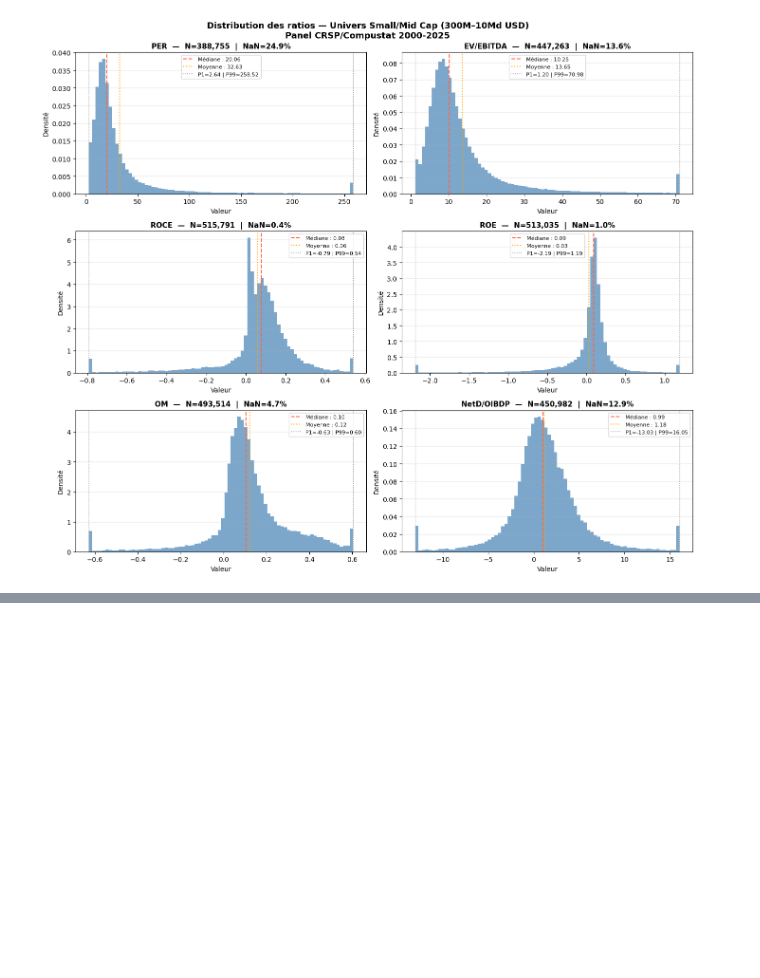
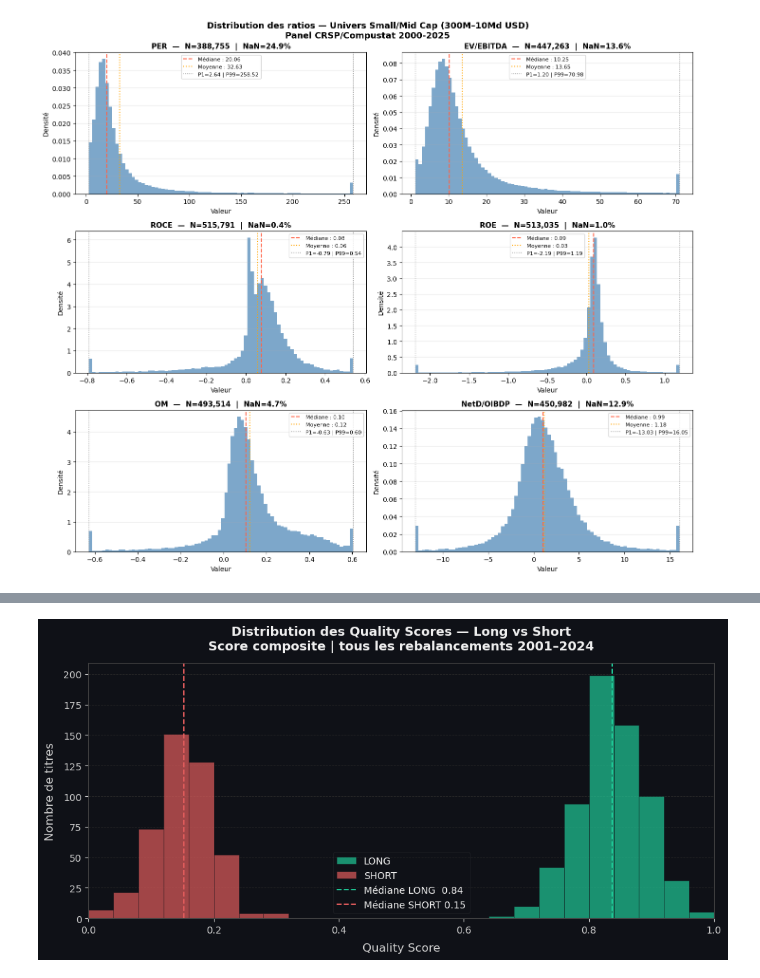
Before and after one commit to lucad-code/Value_Strategy, a Jupyter notebook: Value_Strategy.ipynb, the cells around one changed output, grey strips where cells are left out. Cells and saved outputs as stored; diff of their text form; code cells hidden in the pictures; blank space fills up the shorter version.

Commit message:
Rebalancement terminé, retravailler la stratégie

```diff
--- a/Value_Strategy.ipynb
+++ b/Value_Strategy.ipynb
@@ -876,0 +902,13 @@ Length: 1201, dtype: Int64
+# %%
+# Momentum 6M
+panel_sm['mom_6m'] = (
+    panel_sm.groupby('permno')['ret']
+    .transform(lambda x: (1 + x.shift(1)).rolling(5).apply(np.prod, raw=True) - 1)
+)
+
+# Fusionner mom_6m dans l'univers value
+value  = value.merge(panel_sm[['permno','date','mom_6m']], on=['permno','date'], how='left')
+
+# Filtre momentum : momentum > médiane de l'univers value à cette date
+mom_med = value.groupby('date')['mom_6m'].transform('median')
+value['mom_ok'] = value['mom_6m'] >= mom_med
@@ -876,0 +1117,48 @@ Length: 1201, dtype: Int64
+# %%
+import matplotlib.pyplot as plt
+import numpy as np
+
+plt.rcParams.update({
+    'figure.facecolor': '#0f1117',
+    'axes.facecolor':   '#0f1117',
+    'axes.edgecolor':   '#444',
+    'axes.labelcolor':  '#ccc',
+    'xtick.color':      '#ccc',
+    'ytick.color':      '#ccc',
+    'text.color':       '#eee',
+    'grid.color':       '#2a2a2a',
+    'grid.linestyle':   '--',
+    'grid.linewidth':   0.6,
+    'font.family':      'sans-serif',
+})
+
+fig, ax = plt.subplots(figsize=(10, 5))
+bins = np.linspace(0, 1, 26)
+
+ax.hist(scores_long_all,  bins=bins, alpha=0.70, color='#20c997',
+        label='LONG',  edgecolor='#0f1117', linewidth=0.4)
+ax.hist(scores_short_all, bins=bins, alpha=0.70, color='#e05c5c',
+        label='SHORT', edgecolor='#0f1117', linewidth=0.4)
+
+ax.axvline(np.median(scores_long_all),  color='#20c997', linestyle='--',
+           linewidth=1.4, label=f'Médiane LONG  {np.median(scores_long_all):.2f}')
+ax.axvline(np.median(scores_short_all), color='#e05c5c', linestyle='--',
+           linewidth=1.4, label=f'Médiane SHORT {np.median(scores_short_all):.2f}')
+
+ax.set_xlabel('Quality Score', fontsize=12, labelpad=8)
+ax.set_ylabel('Nombre de titres', fontsize=12, labelpad=8)
+ax.set_title(
+    'Distribution des Quality Scores — Long vs Short\n'
+    'Score composite | tous les rebalancements 2001–2024',
+    fontsize=13, fontweight='bold', pad=14
+)
+ax.set_xlim(0, 1)
+ax.yaxis.grid(True)
+ax.set_axisbelow(True)
+ax.legend(framealpha=0.15, edgecolor='#555', fontsize=10)
+
+plt.tight_layout()
+plt.savefig('quality_score_hist.png', dpi=150, bbox_inches='tight')
+plt.show()
+# %% [output]
+[figure, added]
```
Also changed, not shown: parts of 20 cells of this notebook.
